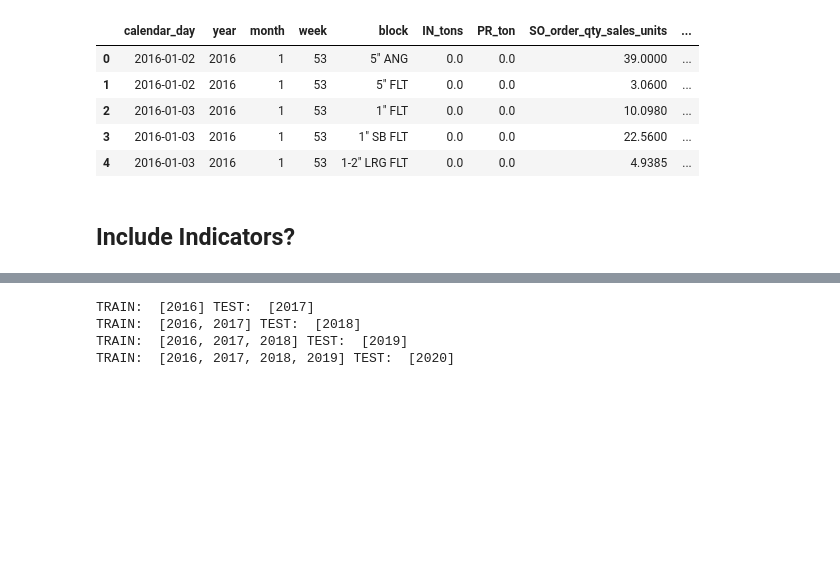
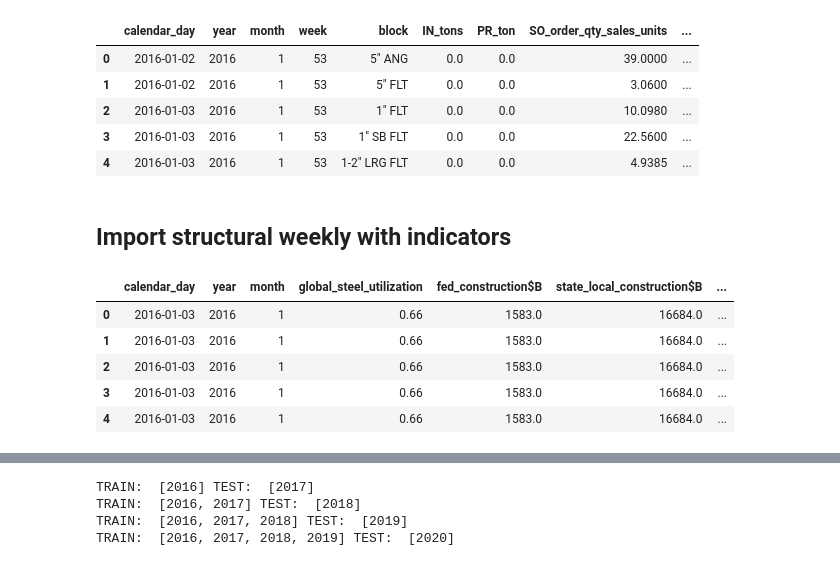
Before and after one commit to jvac06/pft, a Jupyter notebook: scripts/LSTM_ship.ipynb, the cells around one changed output, grey strips where cells are left out. Cells and saved outputs as stored; diff of their text form; code cells hidden in the pictures; blank space fills up the shorter version.

```diff
--- a/scripts/LSTM_ship.ipynb
+++ b/scripts/LSTM_ship.ipynb
@@ -46,5 +79,16 @@ structural.head()
 | 2 | 2016-01-03 | 2016 | 1 | 53 | 1" FLT | 0.0 | 0.0 | 10.0980 | ... |
 | 3 | 2016-01-03 | 2016 | 1 | 53 | 1" SB FLT | 0.0 | 0.0 | 22.5600 | ... |
 | 4 | 2016-01-03 | 2016 | 1 | 53 | 1-2" LRG FLT | 0.0 | 0.0 | 4.9385 | ... |
-# %% [markdown]
-## Include Indicators?
+# %% [markdown]
+## Import structural weekly with indicators
+# %%
+#Import Dataframe
+struct_indicators = pd.read_pickle(ser_path + "structuralweekly_with_indicators.pkl")
+struct_indicators.head()
+# %% [output]
+|  | calendar_day | year | month | global_steel_utilization | fed_construction$B | state_local_construction$B | ... |
+| 0 | 2016-01-03 | 2016 | 1 | 0.66 | 1583.0 | 16684.0 | ... |
+| 1 | 2016-01-03 | 2016 | 1 | 0.66 | 1583.0 | 16684.0 | ... |
+| 2 | 2016-01-03 | 2016 | 1 | 0.66 | 1583.0 | 16684.0 | ... |
+| 3 | 2016-01-03 | 2016 | 1 | 0.66 | 1583.0 | 16684.0 | ... |
+| 4 | 2016-01-03 | 2016 | 1 | 0.66 | 1583.0 | 16684.0 | ... |
```
Also changed, not shown: parts of 47 cells of this notebook.
